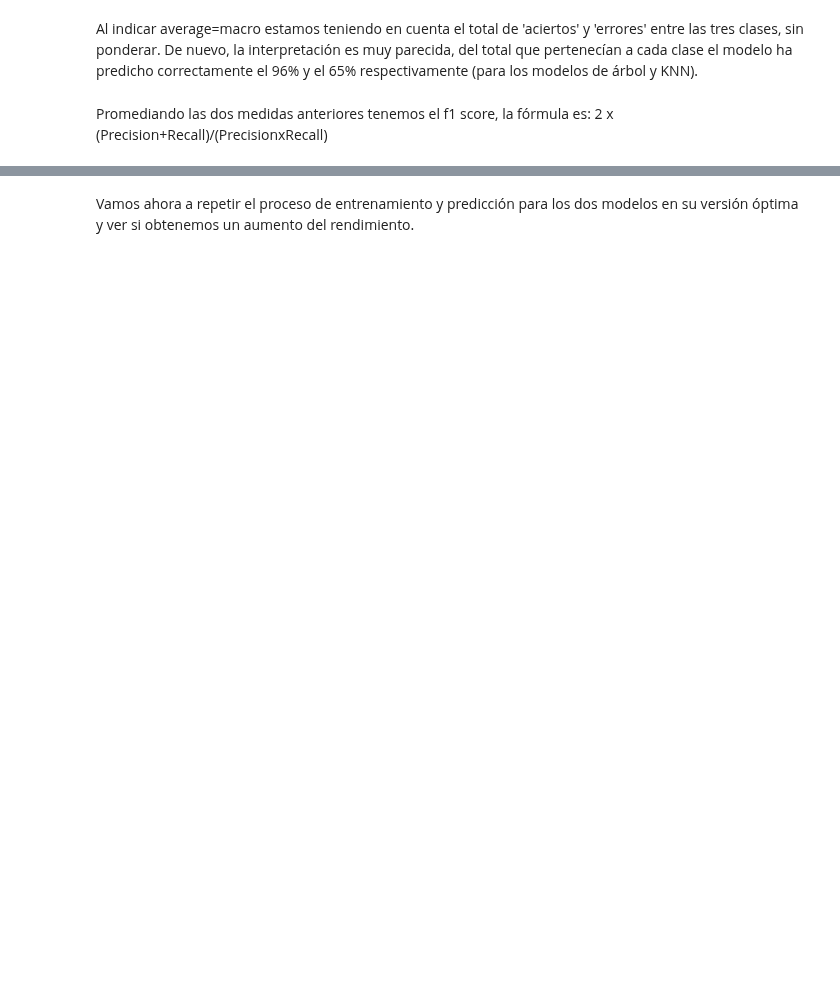
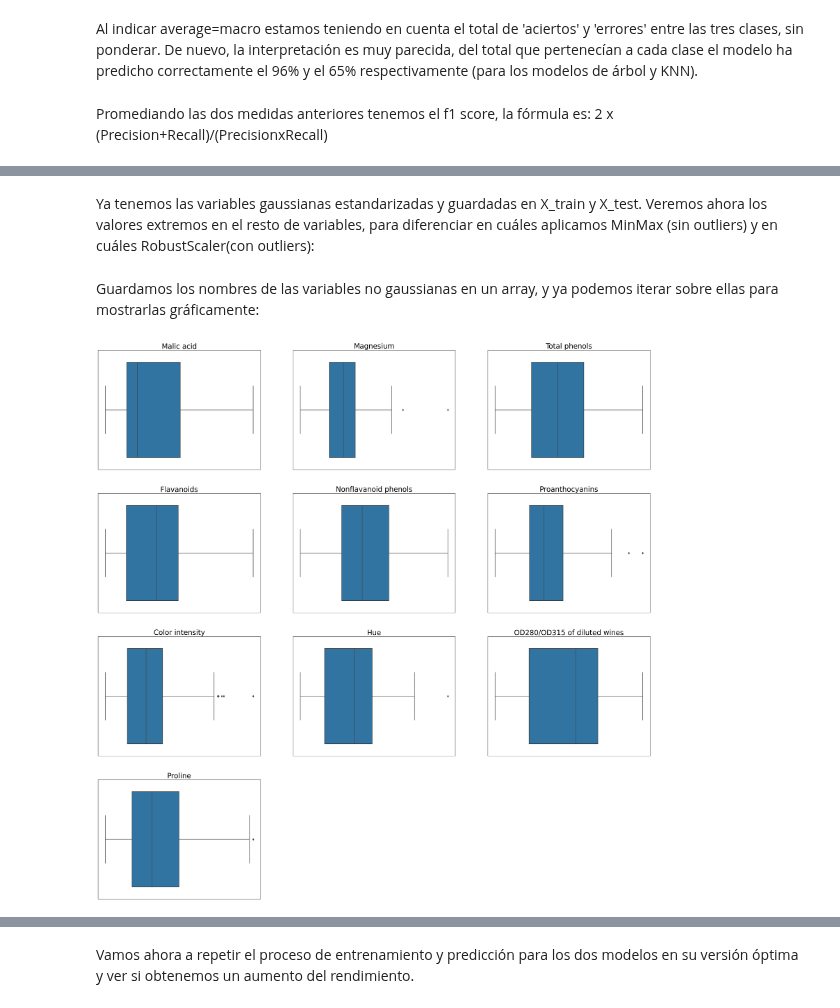
Before and after one commit to aar-x/ML_classification, a Jupyter notebook: M7T01_ML_classification.ipynb, the cells around one changed output, grey strips where cells are left out. Drawn from its saved outputs; the diff is of its cells as text; code cells hidden in the pictures; blank space fills up the shorter version.

```diff
--- a/M7T01_ML_classification.ipynb
+++ b/M7T01_ML_classification.ipynb
@@ -314,0 +303,3 @@ X_test_scaled = scaler.transform(X_test)
+# %%
+best_clf_tree.fit(X_train, y_train)
+best_clf_knn.fit(X_train, y_train)
@@ -314,0 +332,7 @@ X_test_scaled = scaler.transform(X_test)
+# %%
+for x in X_train:
+  stat, p = shapiro(X_train[x])
+  if p > 0.05:
+    print(x+': Gaussiana'+' - p='+f"{p:.5f}")
+  else:
+    print(x+': No gaussiana'+' - p='+f"{p:.5f}")
@@ -314,0 +355,20 @@ X_test_scaled = scaler.transform(X_test)
+# %%
+from sklearn.preprocessing import StandardScaler
+
+scaler = StandardScaler()
+
+gaussianas = ['Alcohol','Ash','Alcalinity of ash']
+
+for x in gaussianas:
+  X_train[x] = scaler.fit_transform(X_train[[x]])
+  X_test[x] = scaler.fit_transform(X_test[[x]])
+# %% [markdown]
+Ya tenemos las variables gaussianas estandarizadas y guardadas en X_train y X_test. Veremos ahora los valores extremos en el resto de variables, para diferenciar en cuáles aplicamos MinMax (sin outliers) y en cuáles RobustScaler(con outliers):
+# %%
+no_gaussianas = []
+
+for x in X.columns:
+  if x not in gaussianas:
+    no_gaussianas.append(x)
+# %% [markdown]
+Guardamos los nombres de las variables no gaussianas en un array, y ya podemos iterar sobre ellas para mostrarlas gráficamente:
@@ -314,0 +378,19 @@ X_test_scaled = scaler.transform(X_test)
+# %%
+fig, axes = plt.subplots(4, 3, figsize=(35, 35))
+axes = axes.flatten()
+
+i = 0
+
+for x in X_train[no_gaussianas]:
+  sns.boxplot(X_train[x], ax=axes[i], orient='h')
+  axes[i].set_title(x, fontsize=25)
+  axes[i].set_xlabel('')
+  axes[i].set_ylabel('')
+  axes[i].set_xticks([])
+  axes[i].set_yticks([])
+  i +=1
+
+axes[10].set_visible(False)
+axes[11].set_visible(False)
+# %% [output]
+[figure, added]
```
Also changed, not shown: parts of 120 cells of this notebook.
